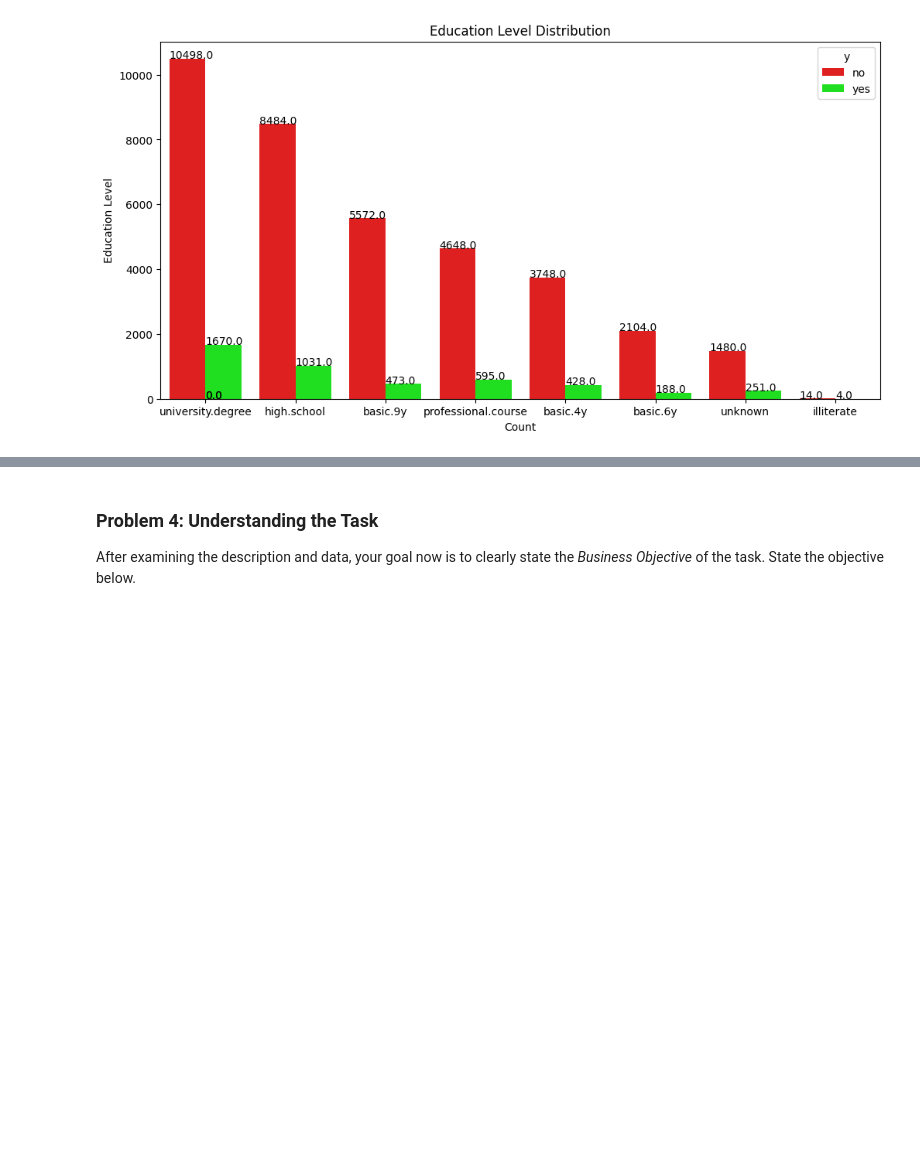
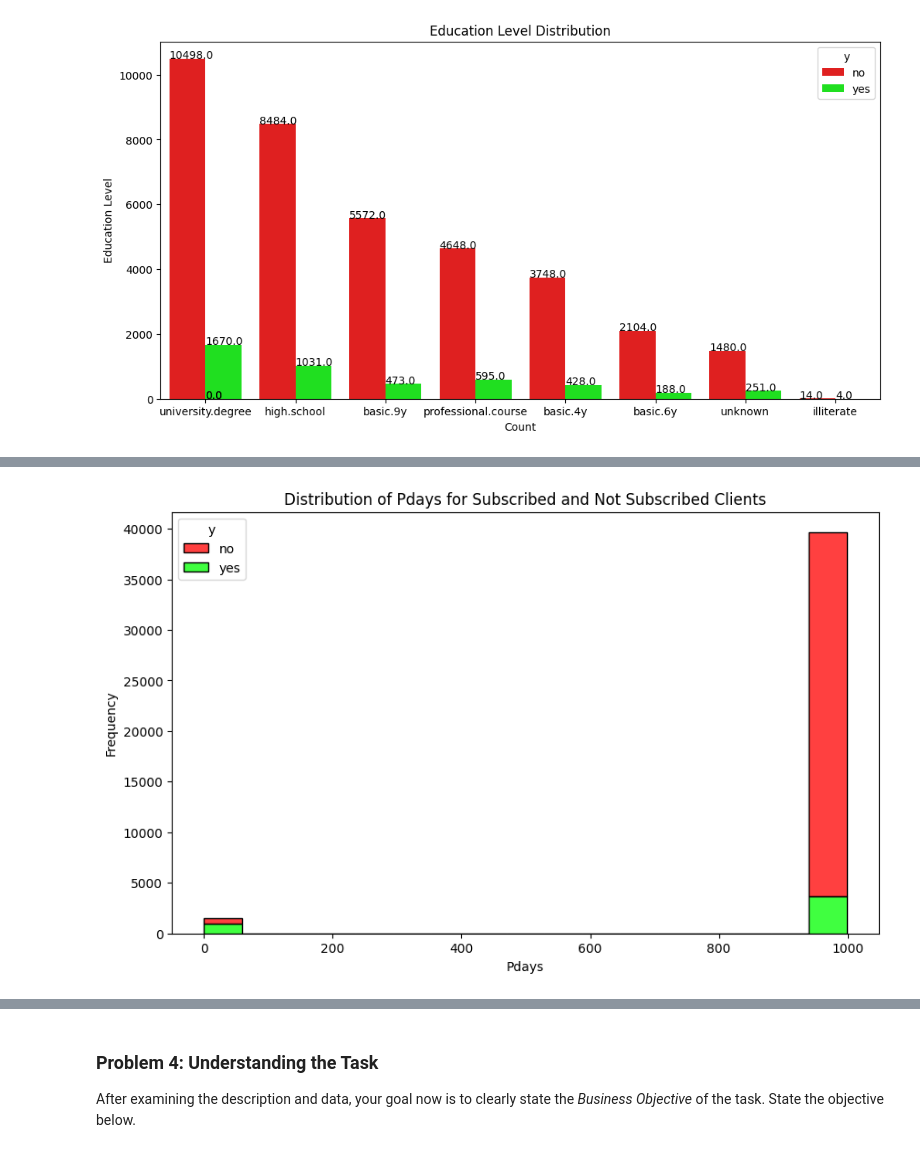
Before and after one commit to purnachand1186/bankMarketing_ML, a Jupyter notebook: prompt_III.ipynb, the cells around one changed output, grey strips where cells are left out. Cells and saved outputs as stored; diff of their text form; code cells hidden in the pictures; blank space fills up the shorter version.

```diff
--- a/prompt_III.ipynb
+++ b/prompt_III.ipynb
@@ -247,0 +267,10 @@ plt.show()
+# %%
+# Plot: Distribution of Pdays for Subscribed and Not Subscribed Clients
+plt.figure(figsize=(10, 6))
+sns.histplot(data=df, x='pdays', hue='y', multiple='stack',palette=["#FF0000", "#00FF00"] )
+plt.title('Distribution of Pdays for Subscribed and Not Subscribed Clients')
+plt.xlabel('Pdays')
+plt.ylabel('Frequency')
+plt.show()
+# %% [output]
+[figure, added]
```
Also changed, not shown: parts of 10 cells of this notebook.
